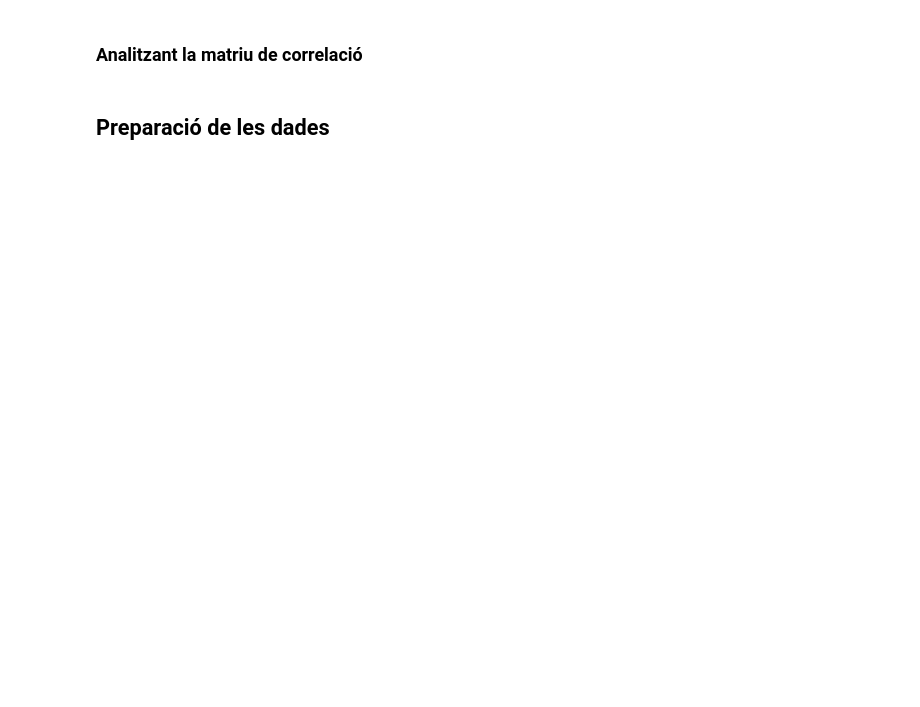
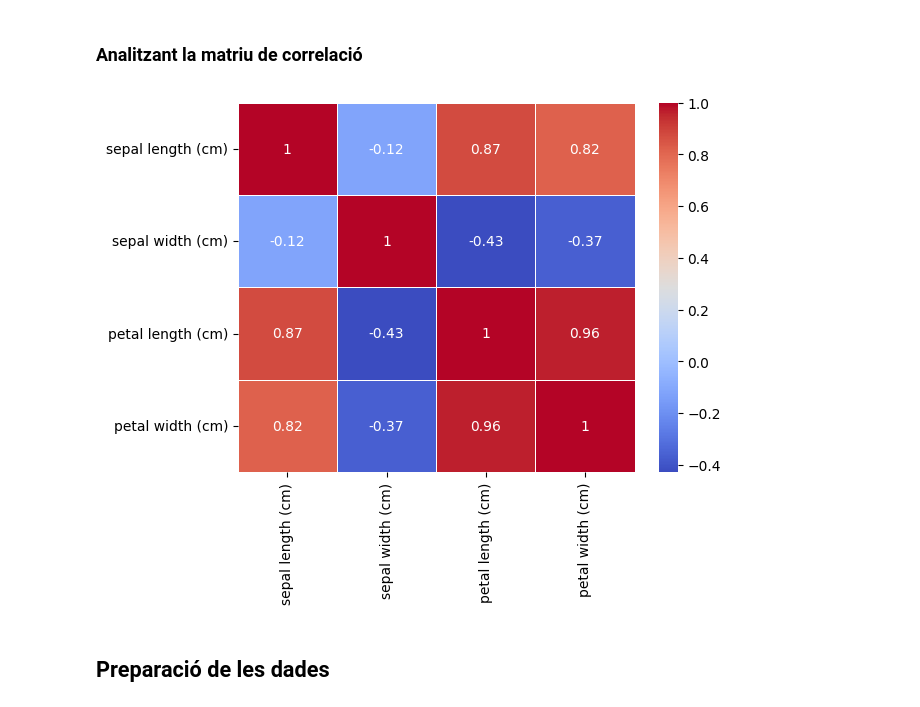
Before and after one commit to MateoProjects/CE-IA-i-Big-Data-Vedruna, a Jupyter notebook: SAA/SAA_Cap3_work.ipynb, the cells around one changed output. Saved outputs shown, nothing was run; the diff lists cells and outputs as text; code cells hidden in the pictures; blank space fills up the shorter version.

```diff
--- a/SAA/SAA_Cap3_work.ipynb
+++ b/SAA/SAA_Cap3_work.ipynb
@@ -58,13 +83,15 @@ plt.show()
 ### Analitzant la matriu de correlació
 # %%
 
-correlation_matrix = features_df.corr()
-
+numeric_features = features_df.drop(columns='species')
+correlation_matrix = numeric_features.corr()
 # Crea un mapa de calor per visualitzar la matriu de correlació
 sns.heatmap(correlation_matrix, annot=True, cmap='coolwarm', linewidths=.5)
 
 # Mostra el gràfic
 plt.show()
+# %% [output]
+[figure, added]
 # %% [markdown]
 ## Preparació de les dades
 # %%
```
Also changed, not shown: parts of 9 cells of this notebook.
